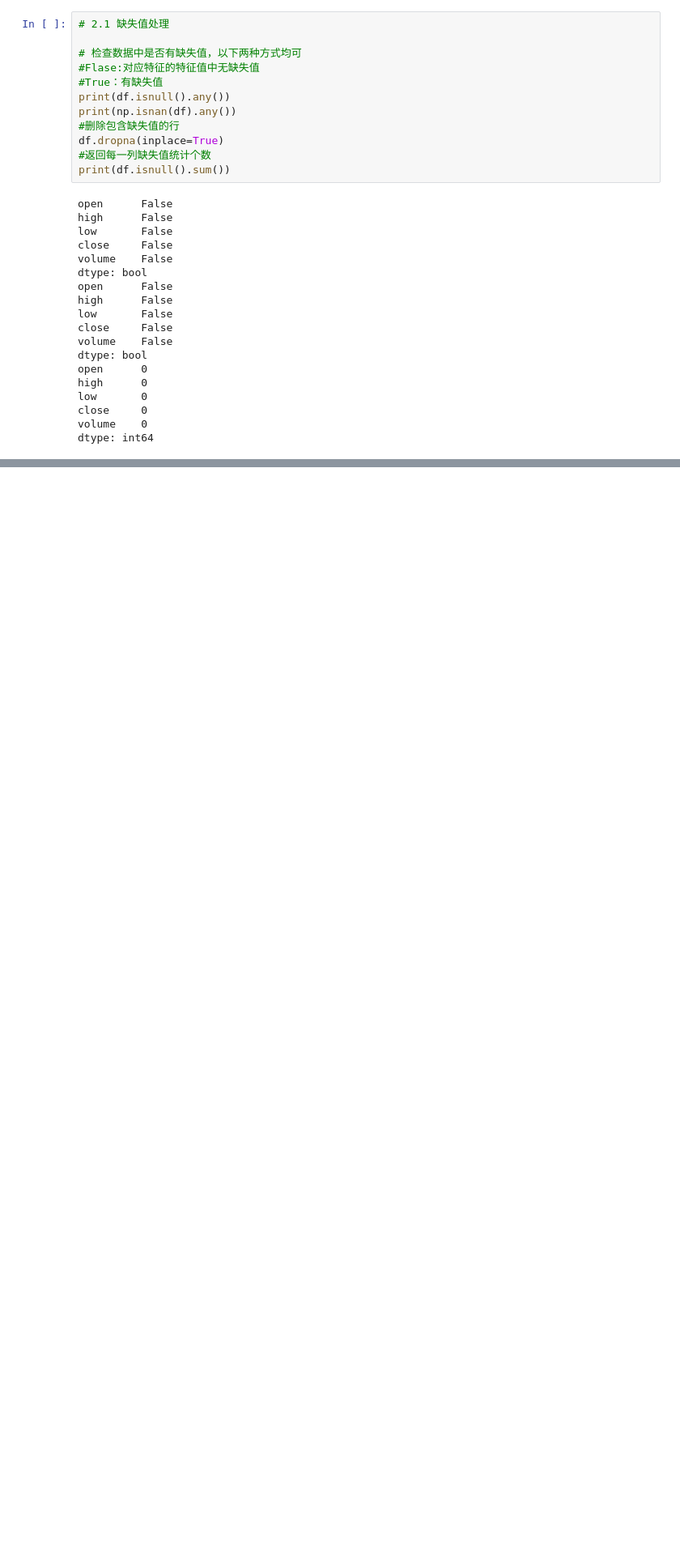
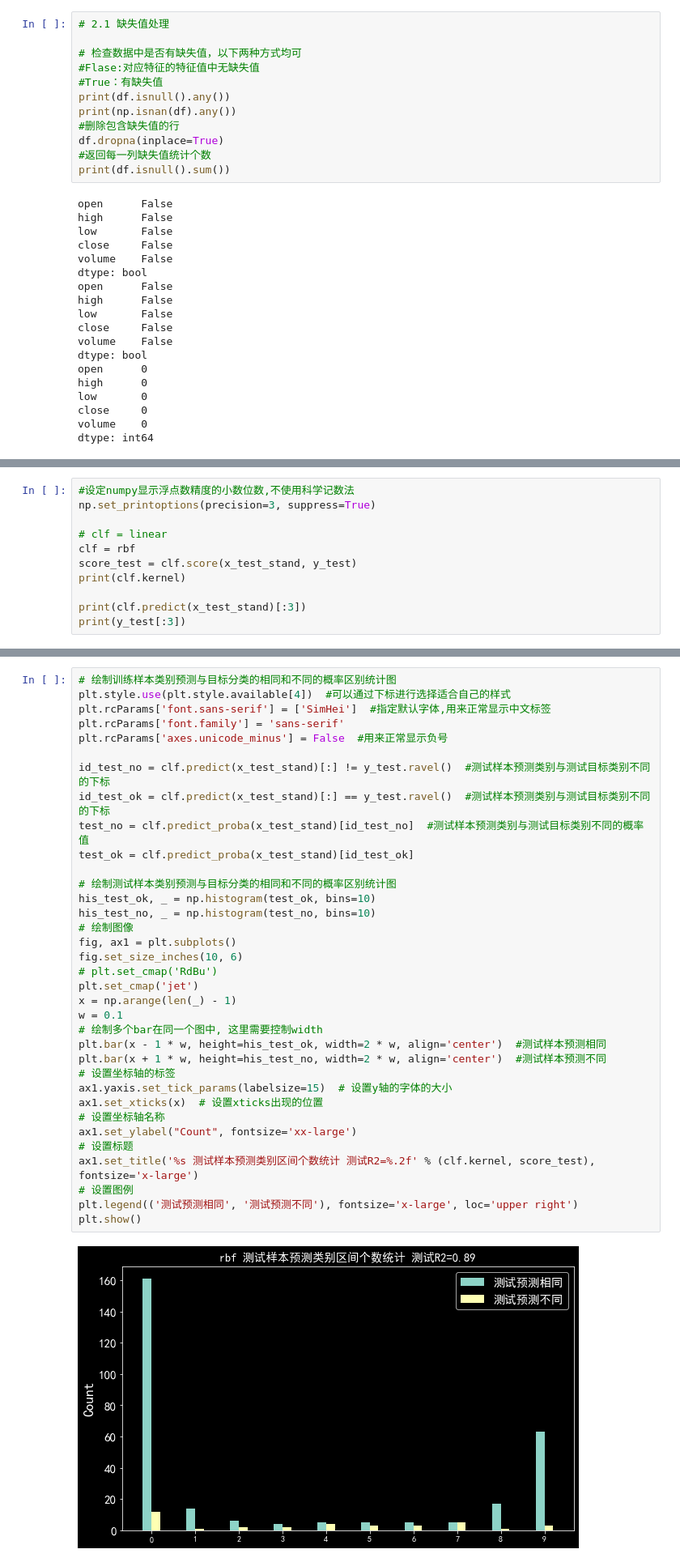
Before and after one commit to vcfriend/python-demo, a Jupyter notebook: myQuant/strategy/04_svm_svc.ipynb, the cells around one changed output, grey strips where cells are left out. Shown at 81% size. Drawn from its saved outputs; the diff is of its cells as text; blank space fills up the shorter version.

```diff
--- a/myQuant/strategy/04_svm_svc.ipynb
+++ b/myQuant/strategy/04_svm_svc.ipynb
@@ -222,0 +322,11 @@ linear
+# %%
+#设定numpy显示浮点数精度的小数位数,不使用科学记数法
+np.set_printoptions(precision=3, suppress=True)
+
+# clf = linear
+clf = rbf
+score_test = clf.score(x_test_stand, y_test)
+print(clf.kernel)
+
+print(clf.predict(x_test_stand)[:3])
+print(y_test[:3])
@@ -223 +339,38 @@ linear
+# %%
+# 绘制训练样本类别预测与目标分类的相同和不同的概率区别统计图
+plt.style.use(plt.style.available[4])  #可以通过下标进行选择适合自己的样式
+plt.rcParams['font.sans-serif'] = ['SimHei']  #指定默认字体,用来正常显示中文标签
+plt.rcParams['font.family'] = 'sans-serif'
+plt.rcParams['axes.unicode_minus'] = False  #用来正常显示负号
+
+id_test_no = clf.predict(x_test_stand)[:] != y_test.ravel()  #测试样本预测类别与测试目标类别不同的下标
+id_test_ok = clf.predict(x_test_stand)[:] == y_test.ravel()  #测试样本预测类别与测试目标类别不同的下标
+test_no = clf.predict_proba(x_test_stand)[id_test_no]  #测试样本预测类别与测试目标类别不同的概率值
+test_ok = clf.predict_proba(x_test_stand)[id_test_ok]
+
+# 绘制测试样本类别预测与目标分类的相同和不同的概率区别统计图
+his_test_ok, _ = np.histogram(test_ok, bins=10)
+his_test_no, _ = np.histogram(test_no, bins=10)
+# 绘制图像
+fig, ax1 = plt.subplots()
+fig.set_size_inches(10, 6)
+# plt.set_cmap('RdBu')
+plt.set_cmap('jet')
+x = np.arange(len(_) - 1)
+w = 0.1
+# 绘制多个bar在同一个图中, 这里需要控制width
+plt.bar(x - 1 * w, height=his_test_ok, width=2 * w, align='center')  #测试样本预测相同
+plt.bar(x + 1 * w, height=his_test_no, width=2 * w, align='center')  #测试样本预测不同
+# 设置坐标轴的标签
+ax1.yaxis.set_tick_params(labelsize=15)  # 设置y轴的字体的大小
+ax1.set_xticks(x)  # 设置xticks出现的位置
+# 设置坐标轴名称
+ax1.set_ylabel("Count", fontsize='xx-large')
+# 设置标题
+ax1.set_title('%s 测试样本预测类别区间个数统计 测试R2=%.2f' % (clf.kernel, score_test), fontsize='x-large')
+# 设置图例
+plt.legend(('测试预测相同', '测试预测不同'), fontsize='x-large', loc='upper right')
+plt.show()
+# %% [output]
+[figure, added]
 # %%
```
Also changed, not shown: parts of 21 cells of this notebook, 13 other files.
